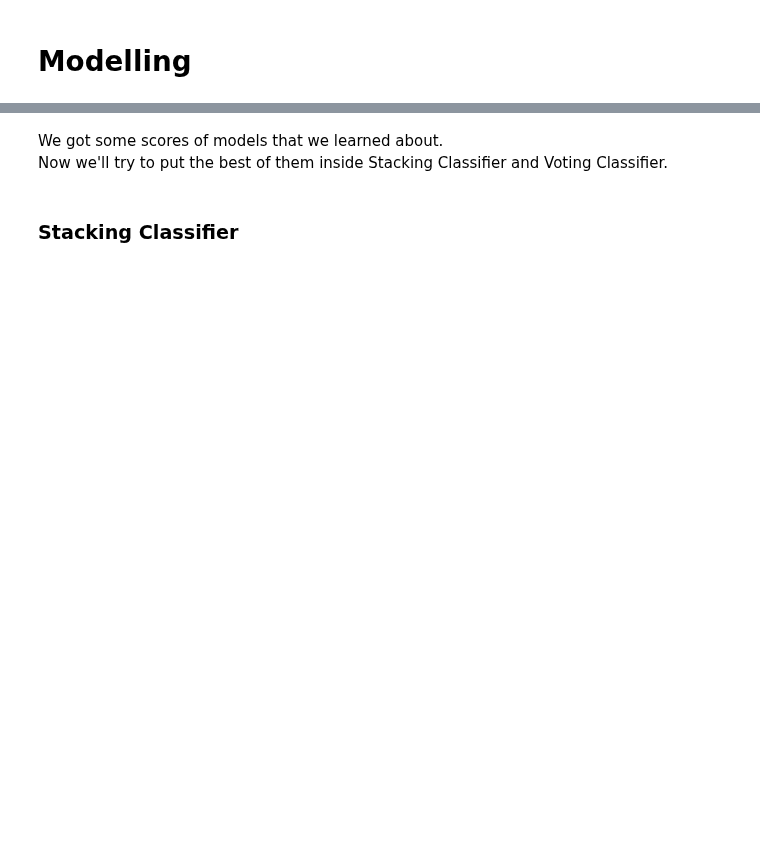
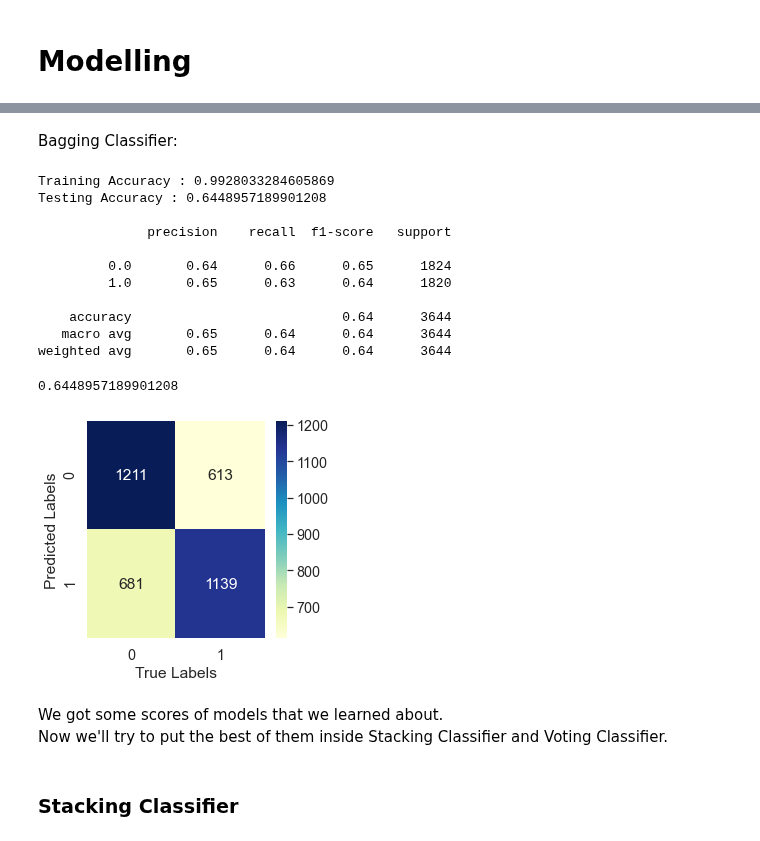
Before and after one commit to Esther-Bi/Data-Simulation-Semester-B-2021-Final-Project, a Jupyter notebook: Notebook 3 - dogsVScats.ipynb, the cells around one changed output, grey strips where cells are left out. Saved outputs shown, nothing was run; the diff lists cells and outputs as text; code cells hidden in the pictures; blank space fills up the shorter version.

```diff
--- a/Notebook 3 - dogsVScats.ipynb
+++ b/Notebook 3 - dogsVScats.ipynb
@@ -383,3 +523,21 @@ RandomForestClassifier() Accuracy :   0.6089462129527992
+# %% [markdown]
+Bagging Classifier:
+# %%
+PiplineScore15(BaggingClassifier(base_estimator=RandomForestClassifier(),n_estimators=10, random_state=0))
+# %% [output]
+Training Accuracy : 0.9928033284605869
+Testing Accuracy : 0.6448957189901208
+
+              precision    recall  f1-score   support
+
+         0.0       0.64      0.66      0.65      1824
+         1.0       0.65      0.63      0.64      1820
+
+    accuracy                           0.64      3644
+   macro avg       0.65      0.64      0.64      3644
+weighted avg       0.65      0.64      0.64      3644
+0.6448957189901208
+[figure, added]
 # %% [markdown]
 We got some scores of models that we learned about.<br>
 Now we'll try to put the best of them inside Stacking Classifier and Voting Classifier.
```
Also changed, not shown: parts of 47 cells of this notebook.
